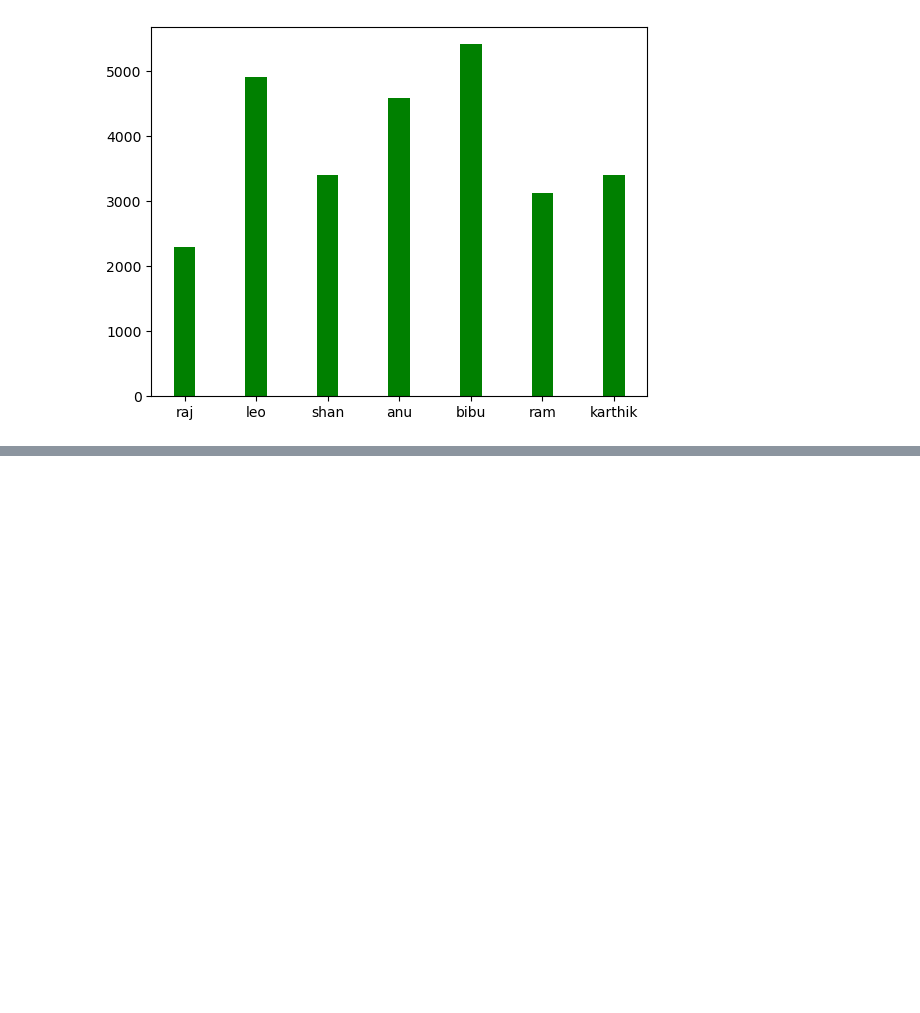
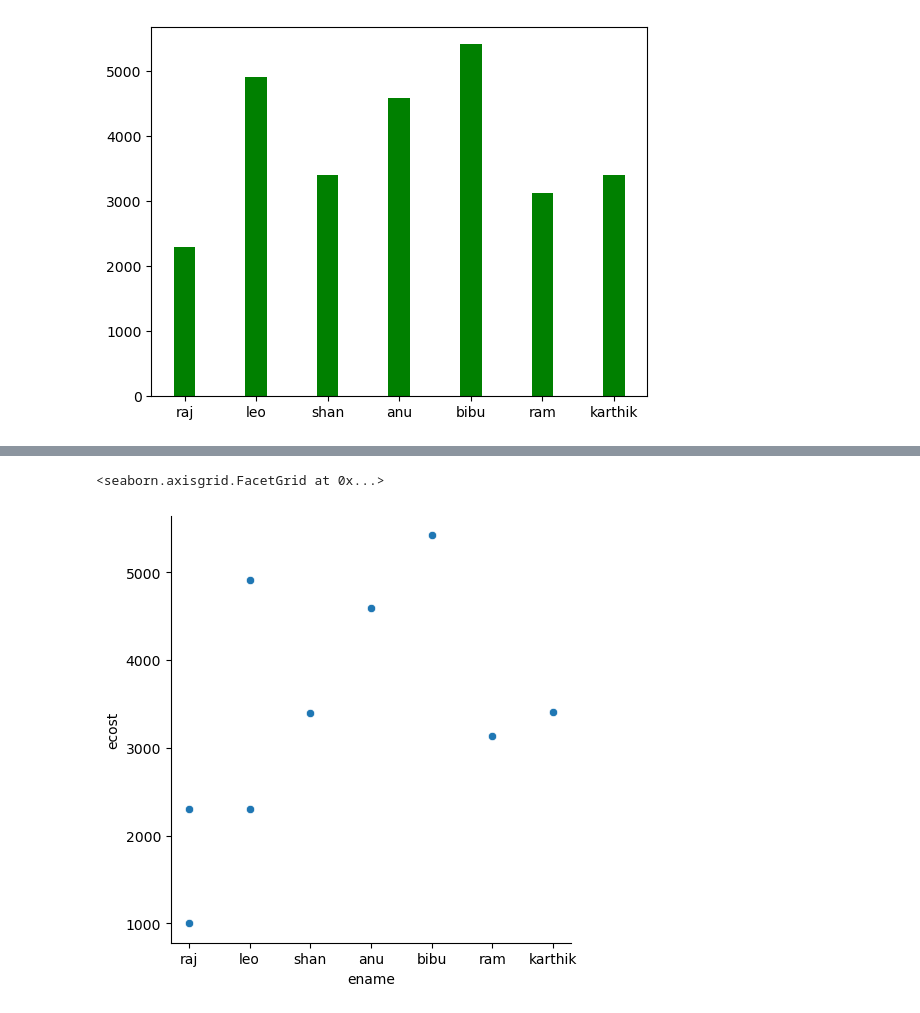
Before and after one commit to pakarthikstudent/DataEngineering__MLOps, a Jupyter notebook: DAY2/DE-2.ipynb, the cells around one changed output, grey strips where cells are left out. Saved outputs shown, nothing was run; the diff lists cells and outputs as text; code cells hidden in the pictures; blank space fills up the shorter version.

```diff
--- a/DAY2/DE-2.ipynb
+++ b/DAY2/DE-2.ipynb
@@ -420,0 +669,6 @@ plt.bar(df_dept['ename'],df_dept['ecost'],width=0.3,color='green')
+# %%
+#plt.scatter(df_csv['ename'],df_csv['ecost'])
+sns.relplot(x=df_csv['ename'],y=df_csv['ecost'],data=df_csv)
+# %% [output]
+<seaborn.axisgrid.FacetGrid at 0x...>
+[figure, added]
```
Also changed, not shown: parts of 17 cells of this notebook.
